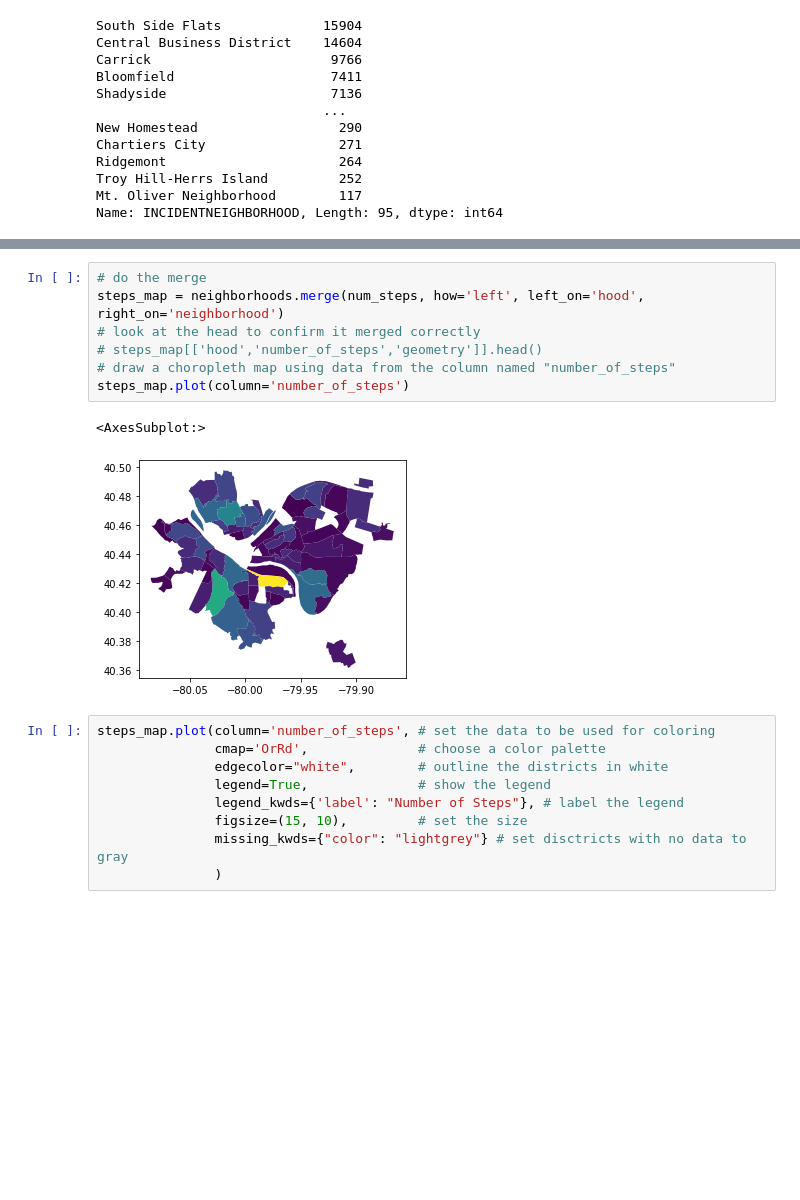
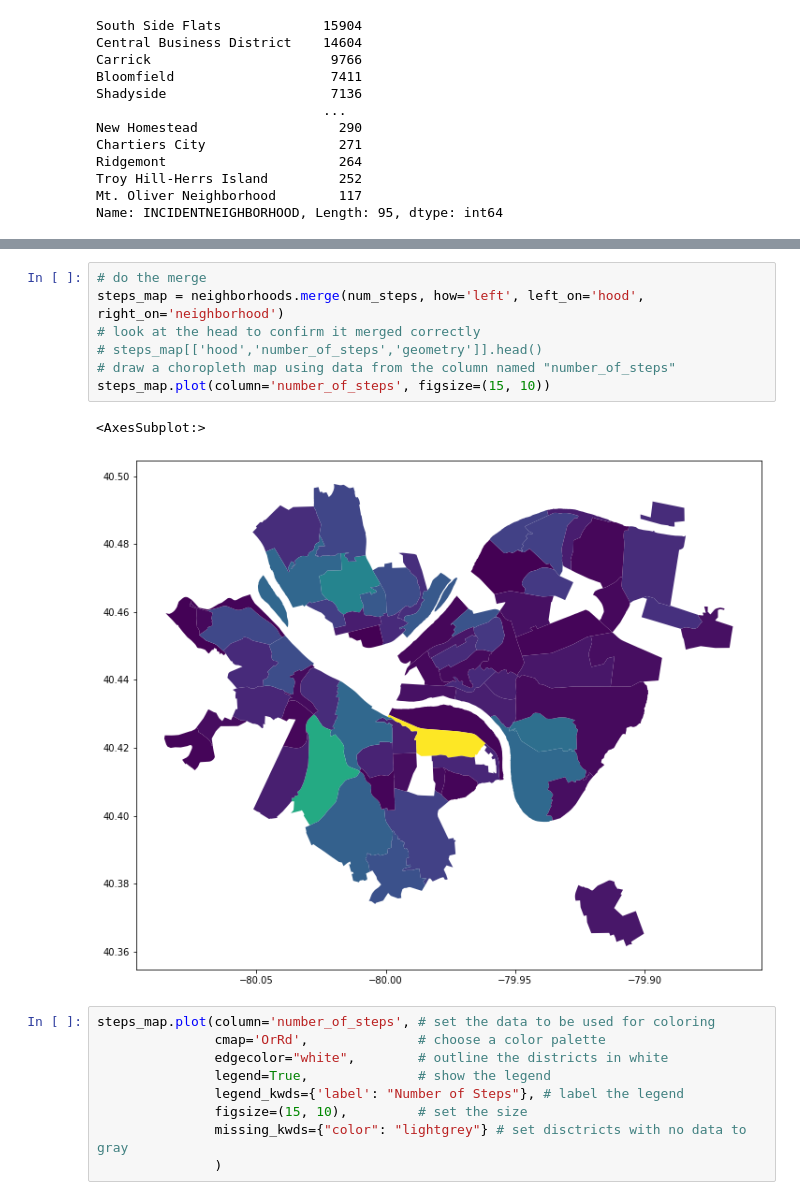
Before and after one commit to EddieTrey/CMPINF0010-Final-Project, a Jupyter notebook: Edward's Notebook/edward.ipynb, the cells around one changed output, grey strips where cells are left out. Saved outputs shown, nothing was run; the diff lists cells and outputs as text; blank space fills up the shorter version.

```diff
--- a/Edward's Notebook/edward.ipynb
+++ b/Edward's Notebook/edward.ipynb
@@ -84,13 +85,13 @@ neighborhoods.plot() # plot the geopandas dataframe
 # %%
 # do the merge
 steps_map = neighborhoods.merge(num_steps, how='left', left_on='hood', right_on='neighborhood')
 # look at the head to confirm it merged correctly
 # steps_map[['hood','number_of_steps','geometry']].head()
 # draw a choropleth map using data from the column named "number_of_steps"
-steps_map.plot(column='number_of_steps')
+steps_map.plot(column='number_of_steps', figsize=(15, 10))
 # %% [output]
 <AxesSubplot:>
-[figure, old version]
+[figure, new version]
 # %%
 steps_map.plot(column='number_of_steps', # set the data to be used for coloring
                cmap='OrRd',              # choose a color palette
```
Also changed, not shown: parts of 4 cells of this notebook, 1 other file.
